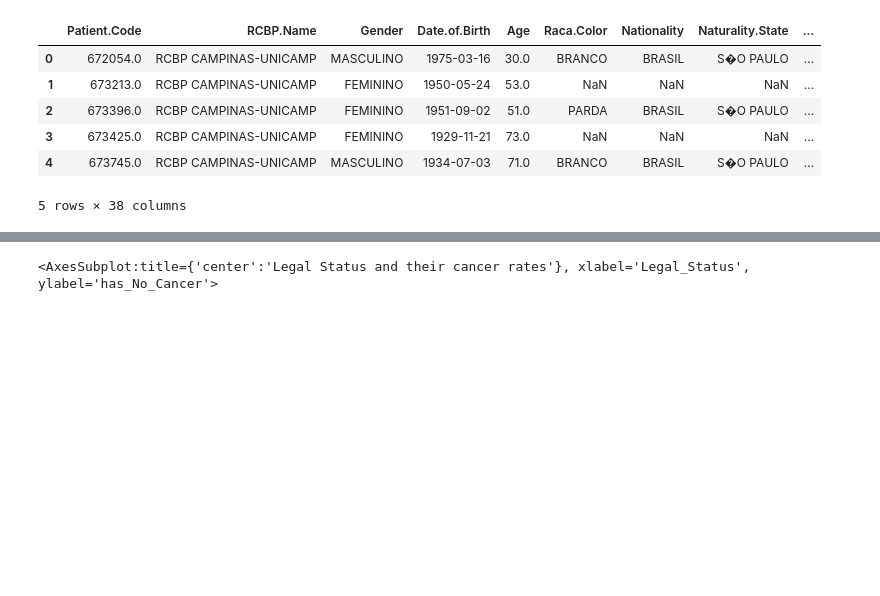
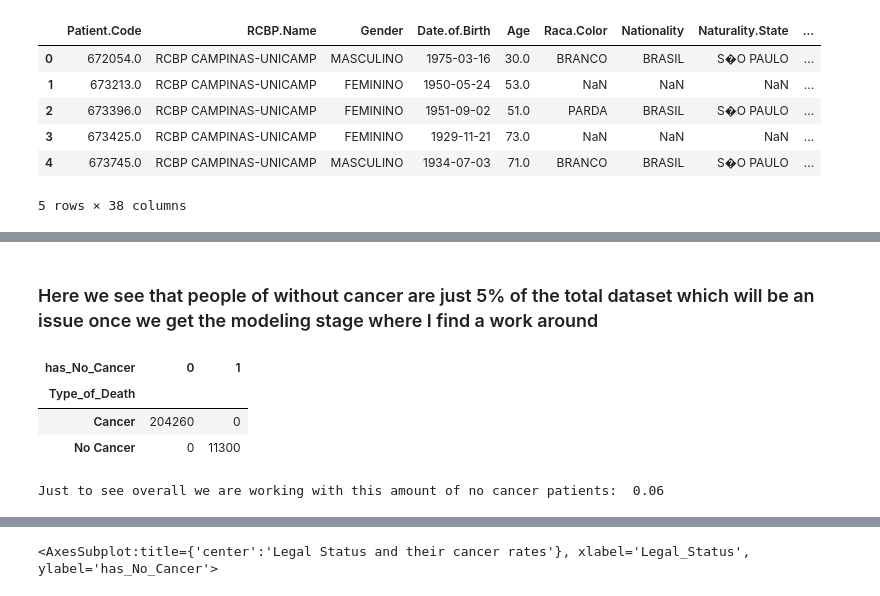
Before and after one commit to PGuajardo/Cancer-Brazil-Project, a Jupyter notebook: Brazil_Final.ipynb, the cells around one changed output, grey strips where cells are left out. Saved outputs shown, nothing was run; the diff lists cells and outputs as text; code cells hidden in the pictures; blank space fills up the shorter version.

```diff
--- a/Brazil_Final.ipynb
+++ b/Brazil_Final.ipynb
@@ -288,0 +111,13 @@ pd.crosstab(train['Type_of_Death'], train['has_No_Cancer'])
+# %% [markdown]
+### Here we see that people of without cancer are just 5% of the total dataset which will be an issue once we get the modeling stage where I find a work around
+# %%
+pd.crosstab(df['Type_of_Death'], df['has_No_Cancer'])
+# %% [output]
+| has_No_Cancer | 0 | 1 |
+| Type_of_Death |  |  |
+| Cancer | 204260 | 0 |
+| No Cancer | 0 | 11300 |
+# %%
+print('Just to see overall we are working with this amount of no cancer patients: ', round(11300/204260, 2))
+# %% [output]
+Just to see overall we are working with this amount of no cancer patients:  0.06
```
Also changed, not shown: parts of 92 cells of this notebook, 3 other files.
